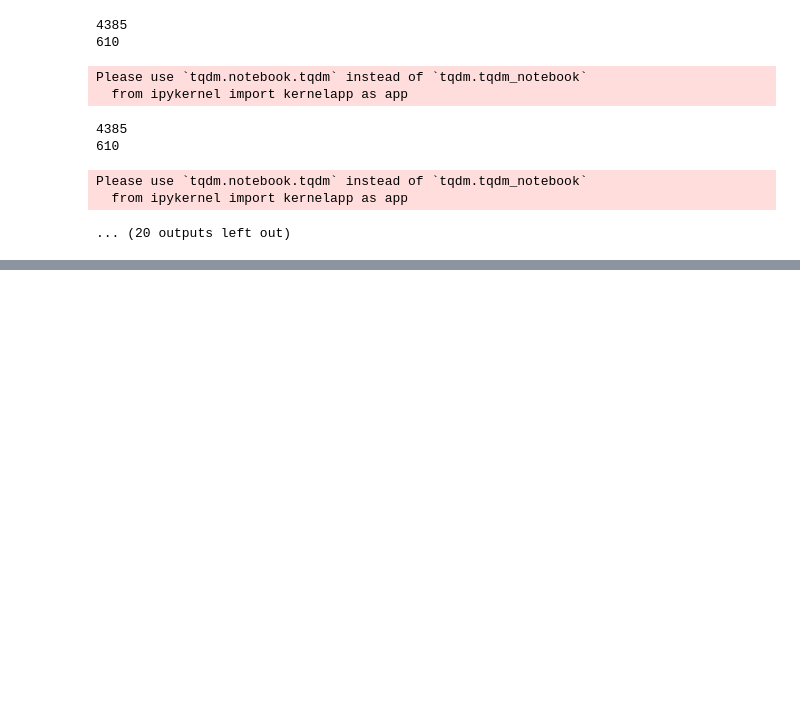
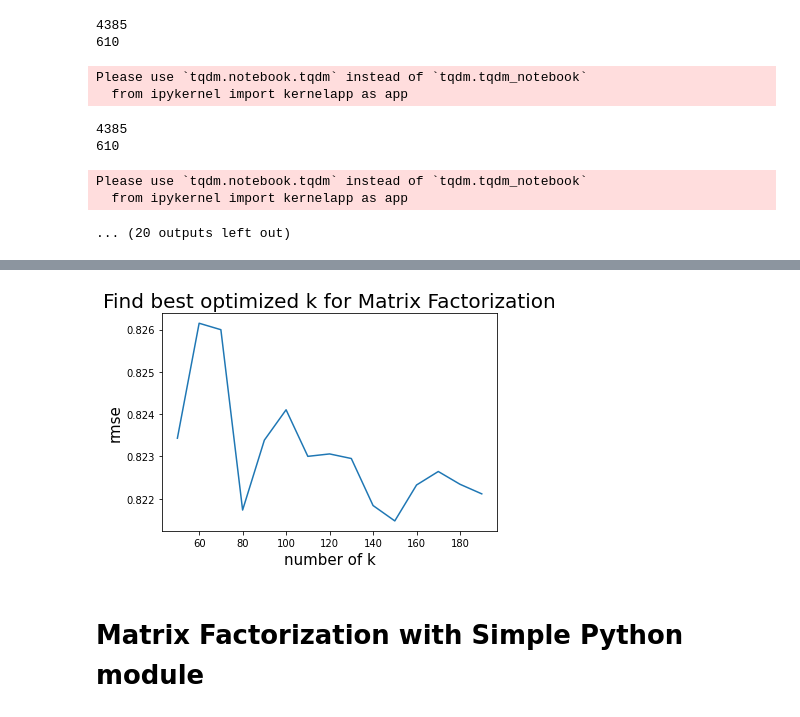
Before and after one commit to fromptj/recommender_system, a Jupyter notebook: 02-Basic-Recommender-System/03-Collaborative_Filtering_Model_Based_SVD_SGD_ALS.ipynb, the cells around one changed output, grey strips where cells are left out. Saved outputs shown, nothing was run; the diff lists cells and outputs as text; code cells hidden in the pictures; blank space fills up the shorter version.

Commit message:
collaborative_filtering_model_based_matrix_factorization_with_sgd_and_als

```diff
--- a/02-Basic-Recommender-System/03-Collaborative_Filtering_Model_Based_SVD_SGD_ALS.ipynb
+++ b/02-Basic-Recommender-System/03-Collaborative_Filtering_Model_Based_SVD_SGD_ALS.ipynb
@@ -285,0 +305,10 @@ Please use `tqdm.notebook.tqdm` instead of `tqdm.tqdm_notebook`
+# %%
+plt.plot(res.index, res.rmse)
+plt.title("Find best optimized k for Matrix Factorization", fontsize=20)
+plt.xlabel('number of k', fontsize=15)
+plt.ylabel('rmse', fontsize=15)
+plt.show()
+# %% [output]
+[figure, added]
+# %% [markdown]
+# Matrix Factorization with Simple Python module
```
Also changed, not shown: parts of 17 cells of this notebook.
